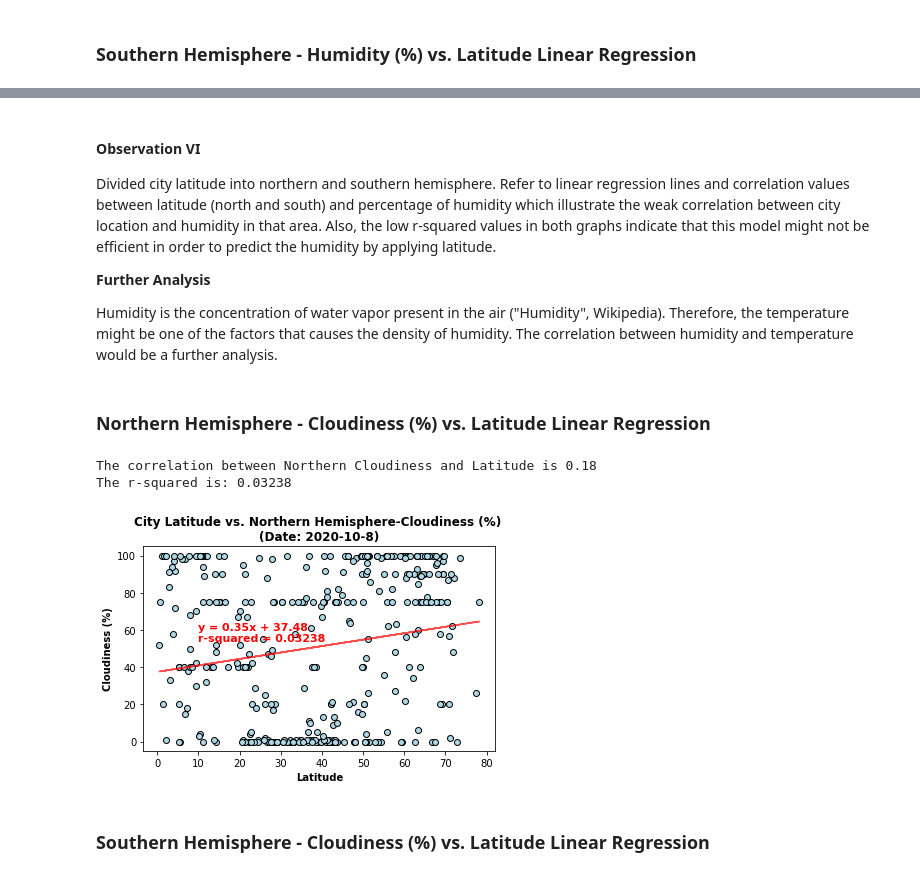
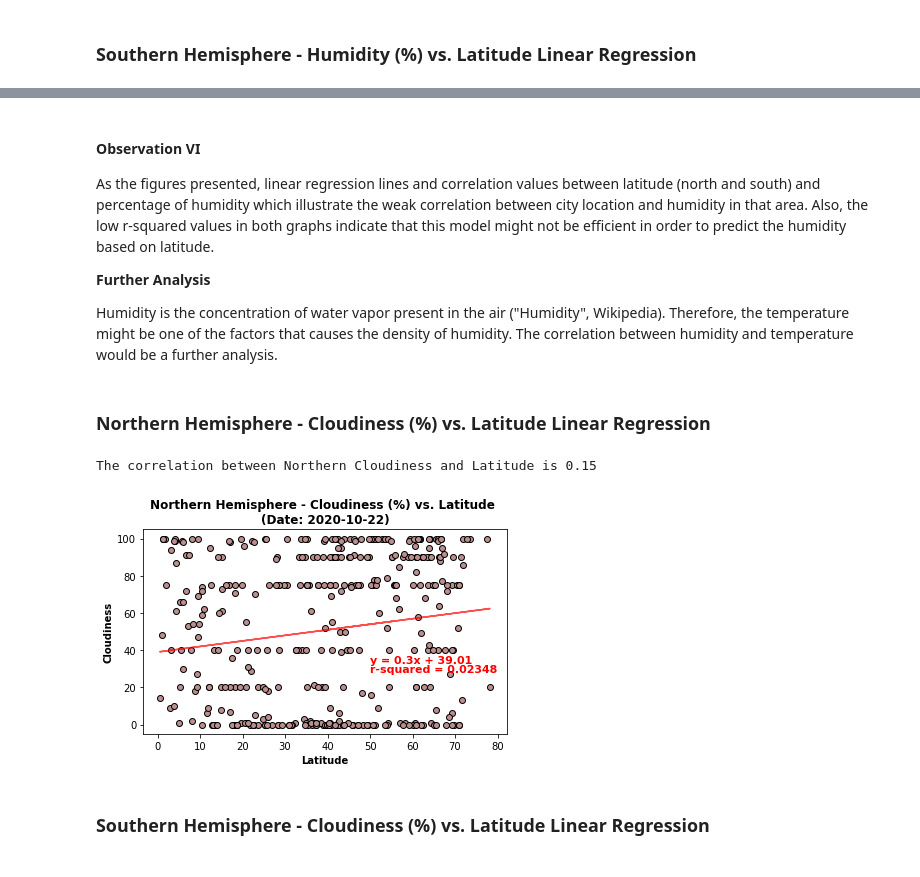
Before and after one commit to abpuccini/API-Challenge, a Jupyter notebook: WeatherPy/WeatherPy.ipynb, the cells around one changed output, grey strips where cells are left out. Drawn from its saved outputs; the diff is of its cells as text; code cells hidden in the pictures.

```diff
--- a/WeatherPy/WeatherPy.ipynb
+++ b/WeatherPy/WeatherPy.ipynb
@@ -370,3 +419,15 @@ south_lat = south_df['Latitude'] # South
+# %%
+# 'Max Temp'
+m = regrs[0]
+
+# 'Humidity'
+h = regrs[1]
+
+# 'Cloudiness'
+c = regrs[2]
+
+# 'Wind Speed'
+w = regrs[3]
 # %% [markdown]
 ###  Northern Hemisphere - Max Temp vs. Latitude Linear Regression
 # %%
@@ -586,7 +599,7 @@ The r-squared is: 0.00023
 # %% [markdown]
 #### Observation VI
 
-Divided city latitude into northern and southern hemisphere. Refer to linear regression lines and correlation values between latitude (north and south) and percentage of humidity which illustrate the weak correlation between city location and humidity in that area. Also, the low r-squared values in both graphs indicate that this model might not be efficient in order to predict the humidity by applying latitude.
+As the figures presented, linear regression lines and correlation values between latitude (north and south) and percentage of humidity which illustrate the weak correlation between city location and humidity in that area. Also, the low r-squared values in both graphs indicate that this model might not be efficient in order to predict the humidity based on latitude.
 
 **Further Analysis**
 
@@ -594,55 +607,43 @@ Humidity is the concentration of water vapor present in the air ("Humidity", Wik
 # %% [markdown]
 ###  Northern Hemisphere - Cloudiness (%) vs. Latitude Linear Regression
 # %%
+# Correlation value
+print(f"The correlation between Northern {c} and Latitude is {north_corr[c]}")
+
 # Define y values: Cloudiness (%)
-north_cloud = north_df['Cloudiness']
-
-# Calculate the correlation
-nc_correlation = round(st.pearsonr(north_lat, north_cloud)[0],2)
-print(f"The correlation between Northern Cloudiness and Latitude is {nc_correlation}")
-
-# Calculate linear regression values
-(nc_slope, nc_intercept, nc_rvalue, nc_pvalue, nc_stderr) = st.linregress(north_lat, north_cloud)
-
-# Calculate r-squared
-nc_r_squared = round(nc_rvalue**2,5)
-print(f"The r-squared is: {nc_r_squared}")
-
-# y = mx + b
-nc_regress_values = north_lat * nc_slope + nc_intercept
-nc_line_eq = "y = " + str(round(nc_slope,2)) + "x + " + str(round(nc_intercept,2))
+north_cloud = north_df[c]
 
 # Gernerate scatter chart with liner regression line, equation of line, r-squared value
 plt.scatter(north_lat,
             north_cloud,
             marker='o',
-            color='lightblue',
+            color='rosybrown',
             edgecolor='black')
 
-plt.plot(north_lat,nc_regress_values, color='red', alpha=0.7)
+plt.plot(north_lat,north_regrs_v[c], color='red', alpha=0.7)
 
 # Plot the Annotation in the graph
-plt.annotate(nc_line_eq,(10,60), fontsize=11, color="red", fontweight='bold')
-plt.annotate(f'r-squared = {nc_r_squared}', (10,54), fontsize=11, color="red", fontweight='bold')
+plt.annotate(f'{north_eqline[c]}', (50,33), fontsize=11, color="red", fontweight='bold')
+plt.annotate(f'r-squared = {north_rsq[c]}', (50,28), fontsize=11, color="red", fontweight='bold')
 
 # Define title and x/y labels
-plt.title(f'City Latitude vs. Northern Hemisphere-Cloudiness (%) \n(Date: {date})', fontweight='bold')
+plt.title(f'Northern Hemisphere - {c} (%) vs. Latitude \n(Date: {date})', fontweight='bold')
 plt.xlabel('Latitude', fontweight='bold')
-plt.ylabel('Cloudiness (%)', fontweight='bold')
+plt.ylabel(f'{c}', fontweight='bold')
 
 # Save box plot graph to Images folder
 plt.tight_layout()
-plt.savefig('Images/north_cloud_lat.png')
+pic5 = f'Images/north_cloud.png'
+plt.savefig(pic5)
 
 # Present the box plot chart
 plt.show()
 
 # To close pyplot
 plt.close()
 # %% [output]
-The correlation between Northern Cloudiness and Latitude is 0.18
-The r-squared is: 0.03238
+The correlation between Northern Cloudiness and Latitude is 0.15
-[figure, old version]
+[figure, new version]
 # %% [markdown]
 ###  Southern Hemisphere - Cloudiness (%) vs. Latitude Linear Regression
 # %%
```
Also changed, not shown: parts of 22 cells of this notebook, 22 other files.
